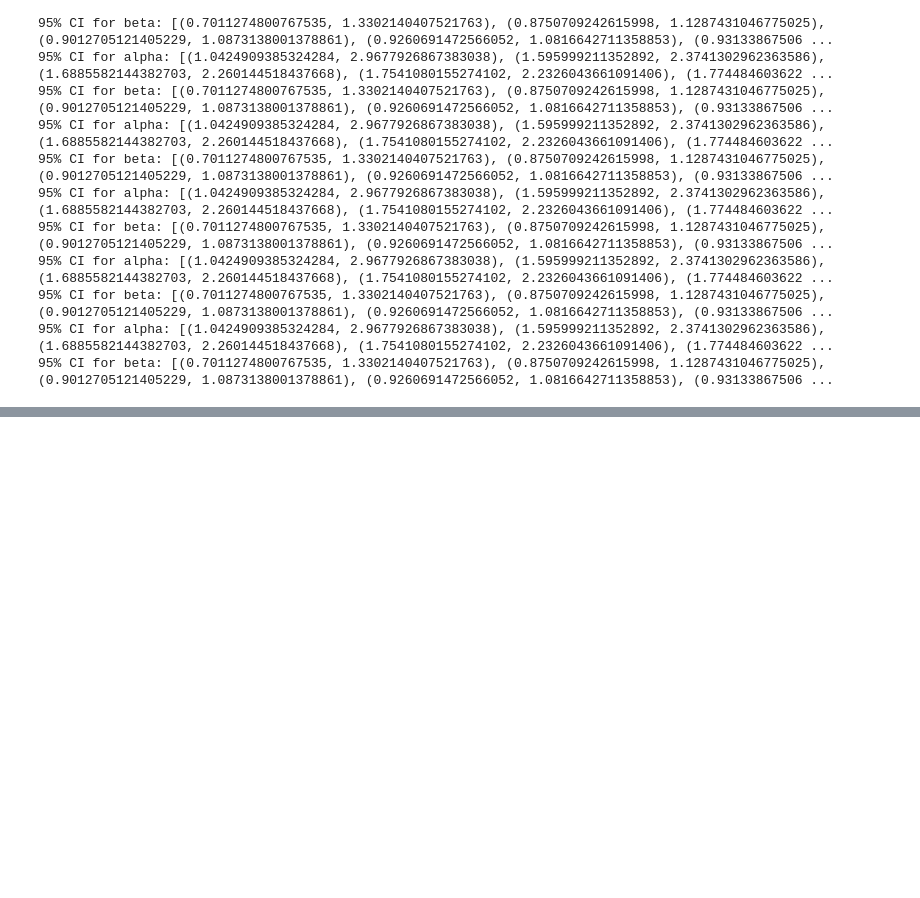
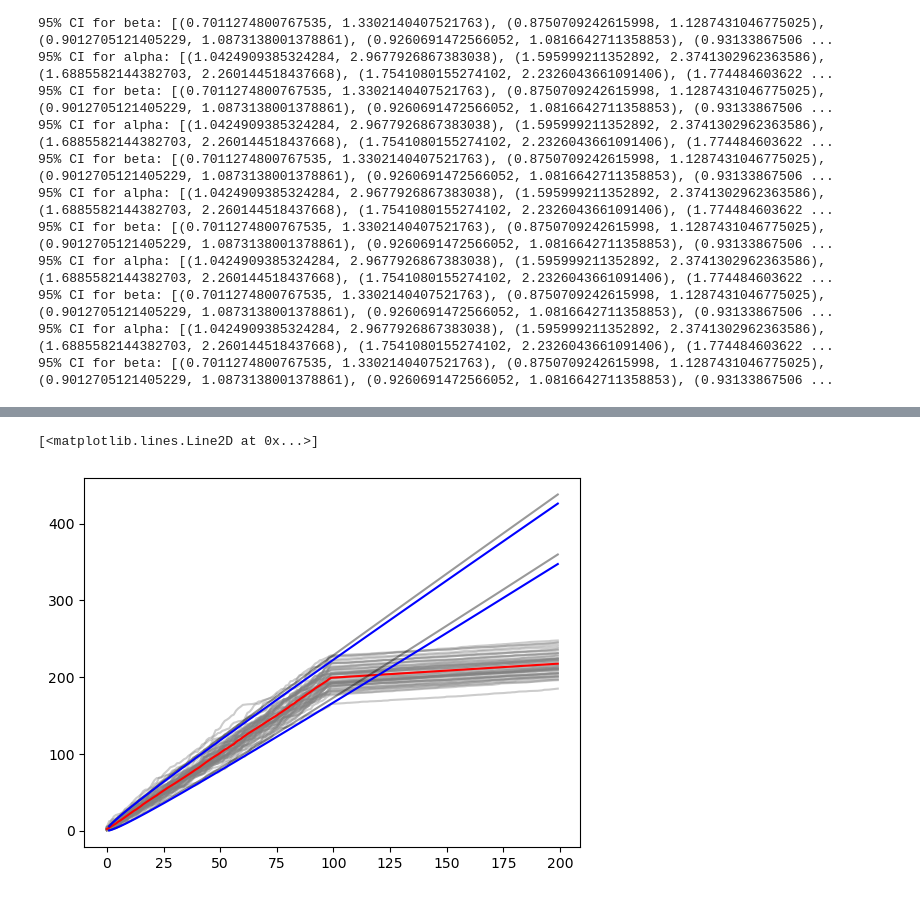
Before and after one commit to jsve96/SWDCPD, a Jupyter notebook: Appendix/Gamma-CI.ipynb, the cells around one changed output, grey strips where cells are left out. Drawn from its saved outputs; the diff is of its cells as text; code cells hidden in the pictures; blank space fills up the shorter version.

```diff
--- a/Appendix/Gamma-CI.ipynb
+++ b/Appendix/Gamma-CI.ipynb
@@ -190,0 +234,18 @@ fig.tight_layout()
+# %%
+alpha_lower, beta_lower = alphas_CI[-1][0],betas_CI[-1][0]
+alpha_upper, beta_upper = alphas_CI[-1][1],betas_CI[-1][1]
+# %%
+BOUNDS_beta_MoM = {'Lower':[gamma_conf_interval(t,alpha_lower,1/beta_lower,confidence=p) for t in range(200)],'Upper':[gamma_conf_interval(t,alpha_upper,1/beta_upper,confidence=p) for t in range(200)]}
+# %%
+plt.plot(np.cumsum(data_paths,axis=0),color='gray',alpha=0.4);
+plt.plot(np.cumsum(data_paths.mean(axis=1)),color='red')
+plt.plot([b[0] for b in BOUNDS],color='black',alpha=0.4)
+plt.plot([b[1] for b in BOUNDS],color='black',alpha=0.4)
+plt.plot([b[0] for b in BOUNDS_beta_MoM['Lower']],color='blue')
+plt.plot([b[1] for b in BOUNDS_beta_MoM['Lower']],color='blue')
+
+#plt.plot([b[0] for b in BOUNDS_beta_MoM['Upper']],color='green')
+#plt.plot([b[1] for b in BOUNDS_beta_MoM['Upper']],color='green')
+# %% [output]
+[<matplotlib.lines.Line2D at 0x...>]
+[figure, added]
```
Also changed, not shown: parts of 24 cells of this notebook, 6 other files.
